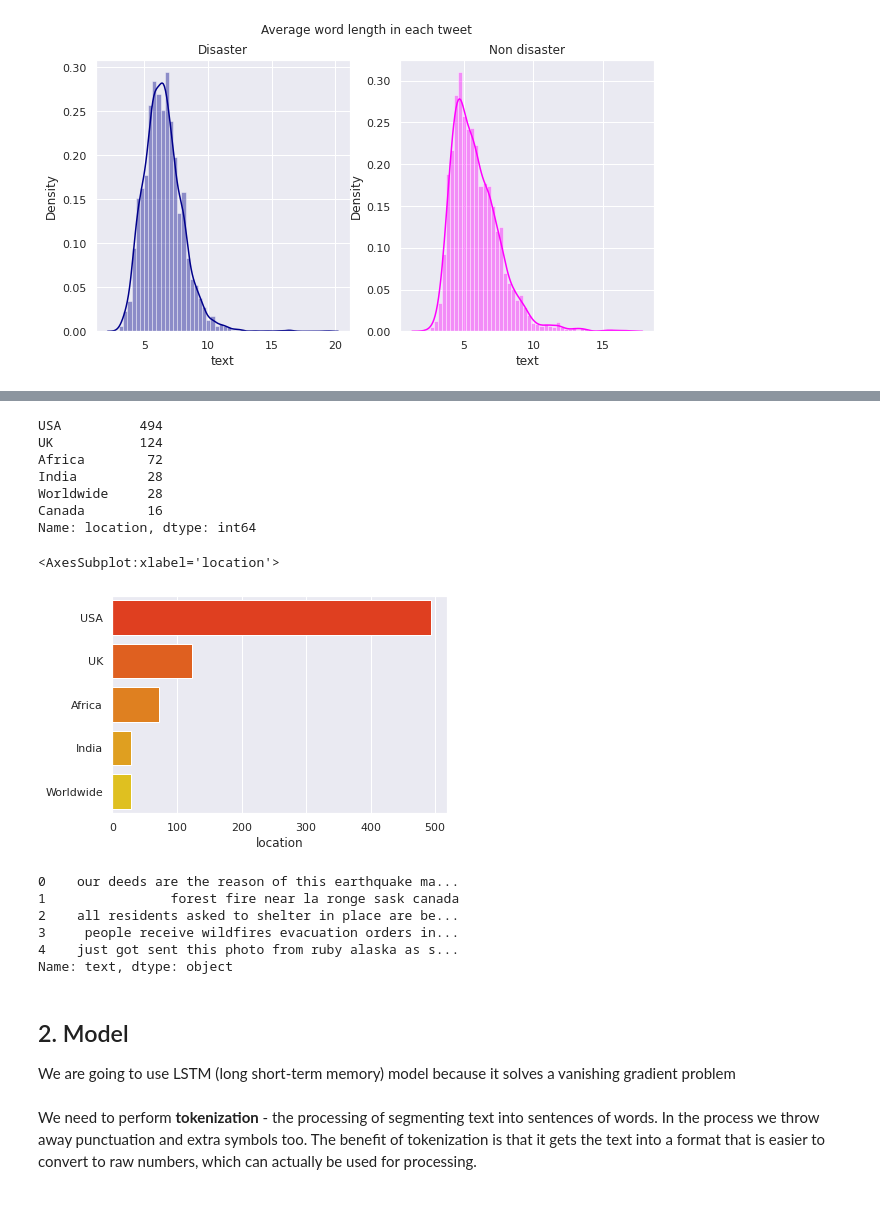
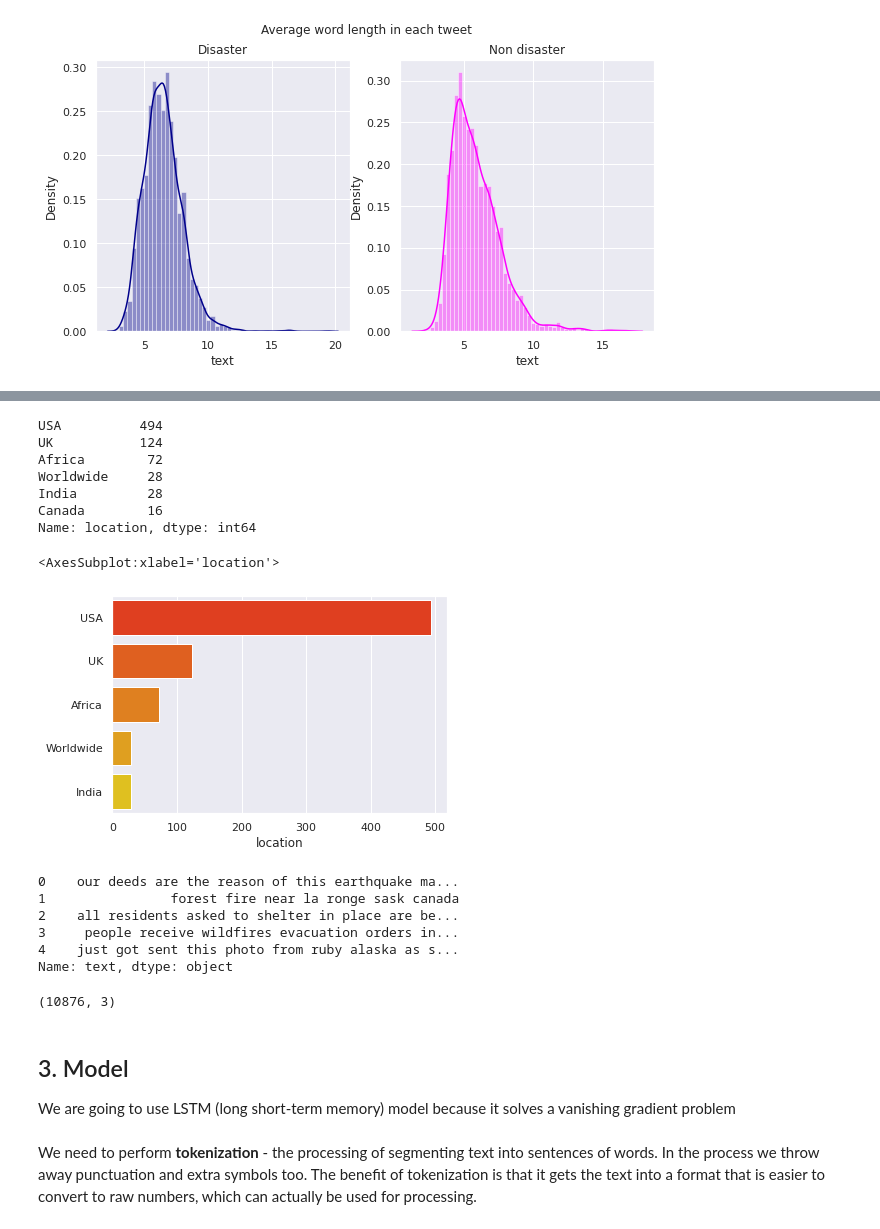
Before and after one commit to SungwookLE/DataAnalysis_Kaggle, a Jupyter notebook: Disaster_Tweets/diaster_tweets_LSTM.ipynb, the cells around one changed output, grey strips where cells are left out. Drawn from its saved outputs; the diff is of its cells as text; code cells hidden in the pictures.

```diff
--- a/Disaster_Tweets/diaster_tweets_LSTM.ipynb
+++ b/Disaster_Tweets/diaster_tweets_LSTM.ipynb
@@ -46,0 +51,21 @@ test = pd.read_csv('input/test.csv')
+# %%
+train = pd.read_csv('input/train.csv')
+test = pd.read_csv('input/test.csv')
+
+train_len = len(train)
+test_len = len(test)
+
+train_id = train['id']
+test_id = test['id']
+
+train.drop('id',axis=1, inplace=True)
+test.drop('id',axis=1, inplace=True)
+
+train_label = train['target']
+
+train.drop( 'target', axis=1, inplace=True)
+all_data = pd.concat([train, test])
+
+print(train.shape, test.shape)
+print(all_data.shape)
+all_data.tail()
@@ -192,7 +148,7 @@ df.shape
 # %%
 # Renaming locations means
 
-df['location']=df['location'].map({'United States':'USA',
+all_data['location']=all_data['location'].map({'United States':'USA',
                            'New York':'USA',
                             "London":'UK',
                             "Los Angeles, CA":'USA',
@@ -206,36 +162,36 @@ df['location']=df['location'].map({'United States':'USA',
                             "Nigeria":'Africa',
                             "Kenya":'Africa',
                             "Everywhere":'Worldwide',
                             "San Francisco":'USA',
                             "Florida":'USA',
                             "United Kingdom":'UK',
                             "Los Angeles":'USA',
                             "Toronto":'Canada',
                             "San Francisco, CA":'USA',
                             "NYC":'USA',
                             "Seattle":'USA',
                             "Earth":'Worldwide',
                             "Ireland":'UK',
                             "London, England":'UK',
                             "New York City":'USA',
                             "Texas":'USA',
                             "London, UK":'UK',
                             "Atlanta, GA":'USA',
                             "Mumbai":"India"})
 
-print(df['location'].value_counts())
+print(all_data['location'].value_counts())
 
-sns.barplot(y = df['location'].value_counts()[:5].index, x = df['location'].value_counts()[:5],
+sns.barplot(y = all_data['location'].value_counts()[:5].index, x = all_data['location'].value_counts()[:5],
             palette='autumn')
 # %% [output]
 USA          494
 UK           124
 Africa        72
+Worldwide     28
 India         28
-Worldwide     28
 Canada        16
 Name: location, dtype: int64
 <AxesSubplot:xlabel='location'>
-[figure, old version]
+[figure, new version]
 # %%
 import re
@@ -281,4 +237,8 @@ df['text']=df['text'].apply(lambda x: remove_emoji(x))
+# %%
+all_data.values.shape
+# %% [output]
+(10876, 3)
 # %% [markdown]
-## 2. Model
+## 3. Model
 We are going to use LSTM (long short-term memory) model because it solves a vanishing gradient problem
 # %%
```
Also changed, not shown: parts of 43 cells of this notebook, 17 other files.
